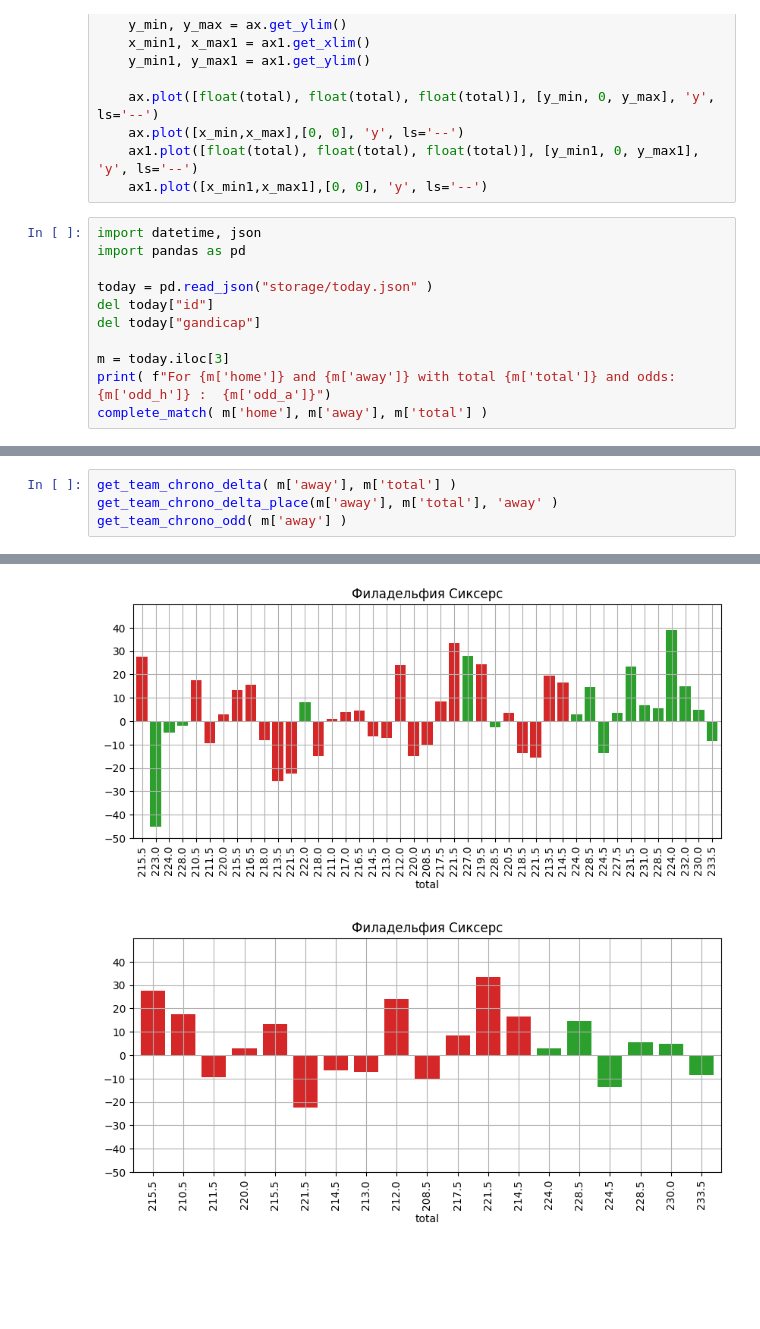
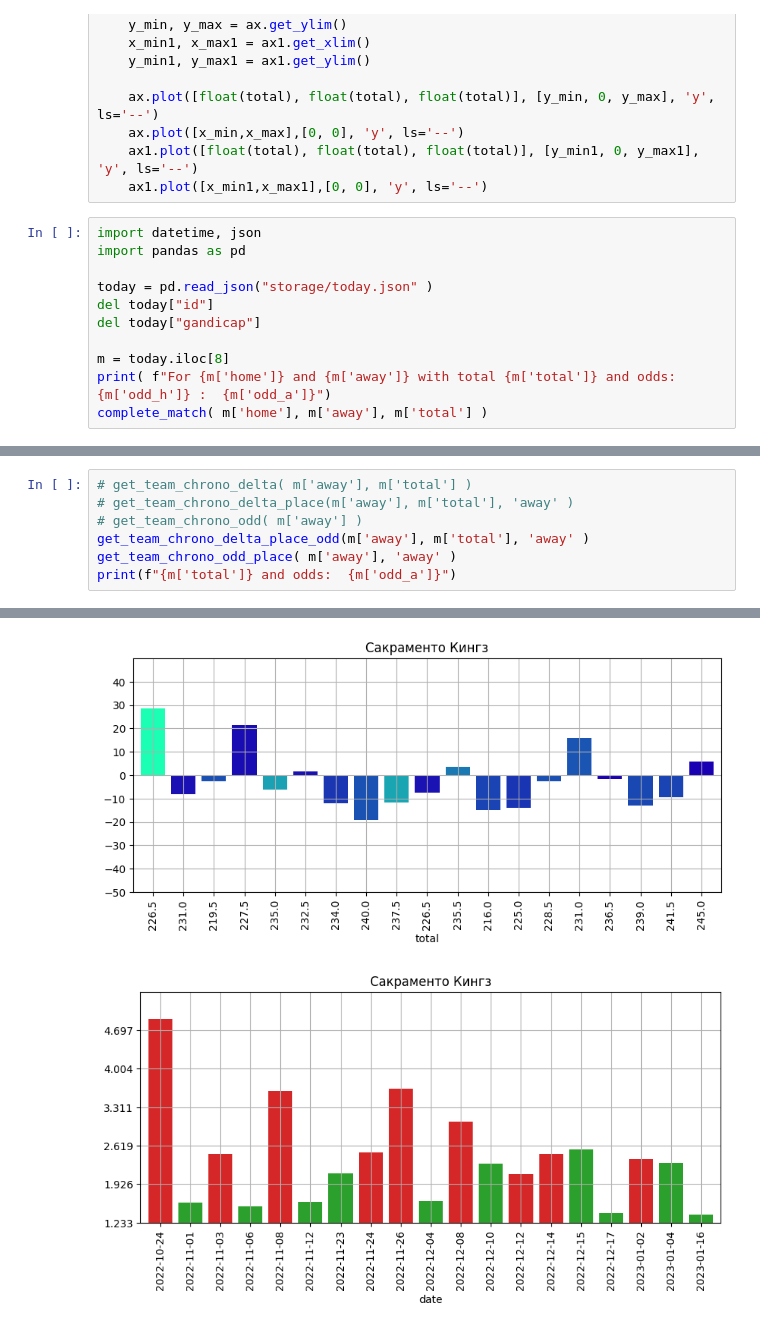
Before and after one commit to glahiator/basket_total, a Jupyter notebook: analyze.ipynb, the cells around one changed output, grey strips where cells are left out. Saved outputs shown, nothing was run; the diff lists cells and outputs as text; blank space fills up the shorter version.

```diff
--- a/analyze.ipynb
+++ b/analyze.ipynb
@@ -133,7 +177,7 @@ today = pd.read_json("storage/today.json" )
 del today["id"]
 del today["gandicap"]
 
-m = today.iloc[3]
+m = today.iloc[8]
 print( f"For {m['home']} and {m['away']} with total {m['total']} and odds: {m['odd_h']} :  {m['odd_a']}")
 complete_match( m['home'], m['away'], m['total'] )
 # %% [output]
@@ -162,5 +209,8 @@ Name: odd, dtype: float64
 # %%
-get_team_chrono_delta( m['away'], m['total'] )
-get_team_chrono_delta_place(m['away'], m['total'], 'away' )
-get_team_chrono_odd( m['away'] )
+# get_team_chrono_delta( m['away'], m['total'] )
+# get_team_chrono_delta_place(m['away'], m['total'], 'away' )
+# get_team_chrono_odd( m['away'] )
+get_team_chrono_delta_place_odd(m['away'], m['total'], 'away' )
+get_team_chrono_odd_place( m['away'], 'away' )
+print(f"{m['total']} and odds:  {m['odd_a']}")
 # %% [output]
@@ -178,2 +229,2 @@ Name: odd, dtype: float64
-[figure, old version]
+[figure, new version]
-[figure, old version]
+[figure, new version]
```
Also changed, not shown: parts of 4 cells of this notebook, 3 other files.
